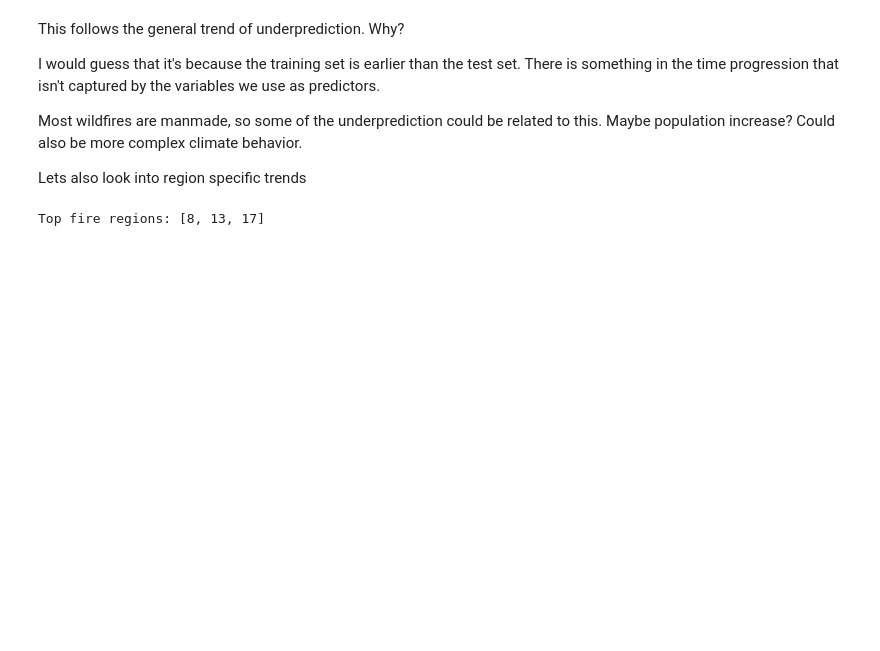
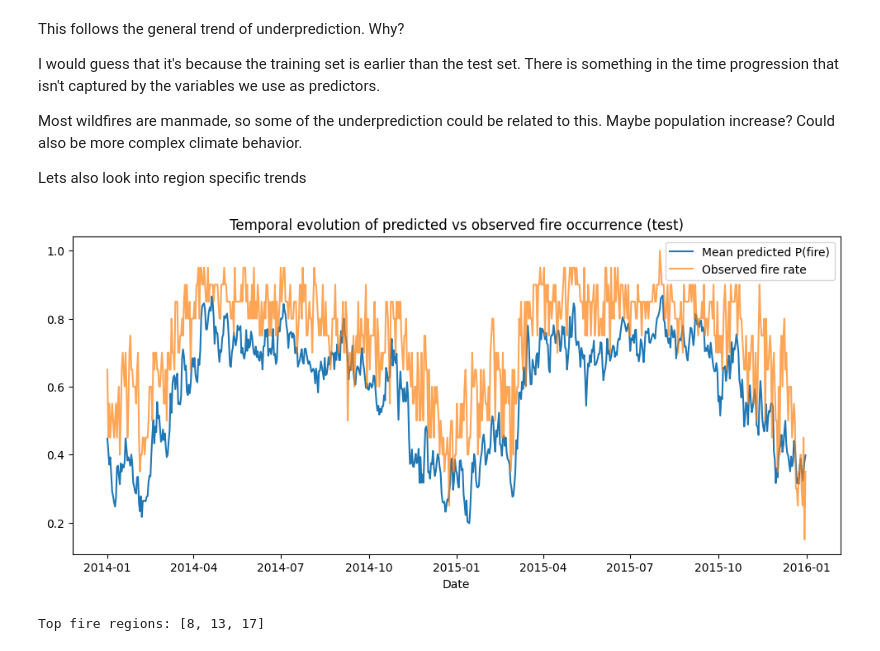
Before and after one commit to whelixw/week_11_wildfire_prediction, a Jupyter notebook: scripts/plots.ipynb, the cells around one changed output. Drawn from its saved outputs; the diff is of its cells as text; code cells hidden in the pictures; blank space fills up the shorter version.

```diff
--- a/scripts/plots.ipynb
+++ b/scripts/plots.ipynb
@@ -499,6 +542,17 @@ I would guess that it's because the training set is earlier than the test set. T
  Most wildfires are manmade, so some of the underprediction could be related to this. Maybe population increase? Could also be more complex climate behavior.
 
 Lets also look into region specific trends
+# %%
+#plot test set preditions vs actuals over time
+plt.figure(figsize=(12, 5))
+plt.plot(daily["date"], daily["mean_pred"], label="Mean predicted P(fire)")
+plt.plot(daily["date"], daily["fire_rate"], label="Observed fire rate", alpha=0.7)
+plt.legend()
+plt.xlabel("Date")
+plt.title("Temporal evolution of predicted vs observed fire occurrence (test)")
+plt.show()
+# %% [output]
+[figure, added]
 # %%
 # Pick a few regions with a lot of fires
 region_stats = (
```
Also changed, not shown: parts of 13 cells of this notebook.
